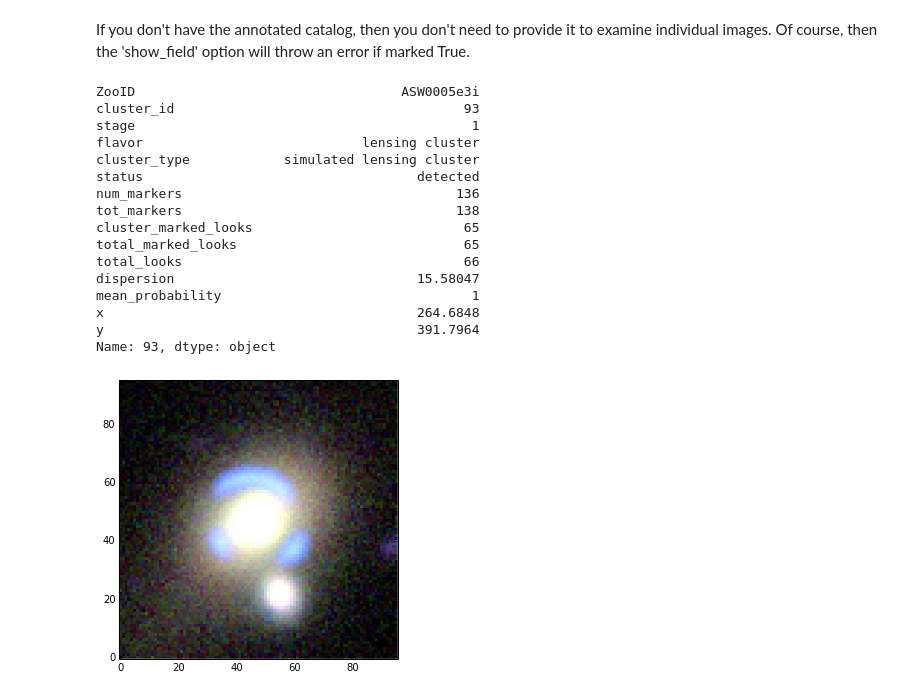
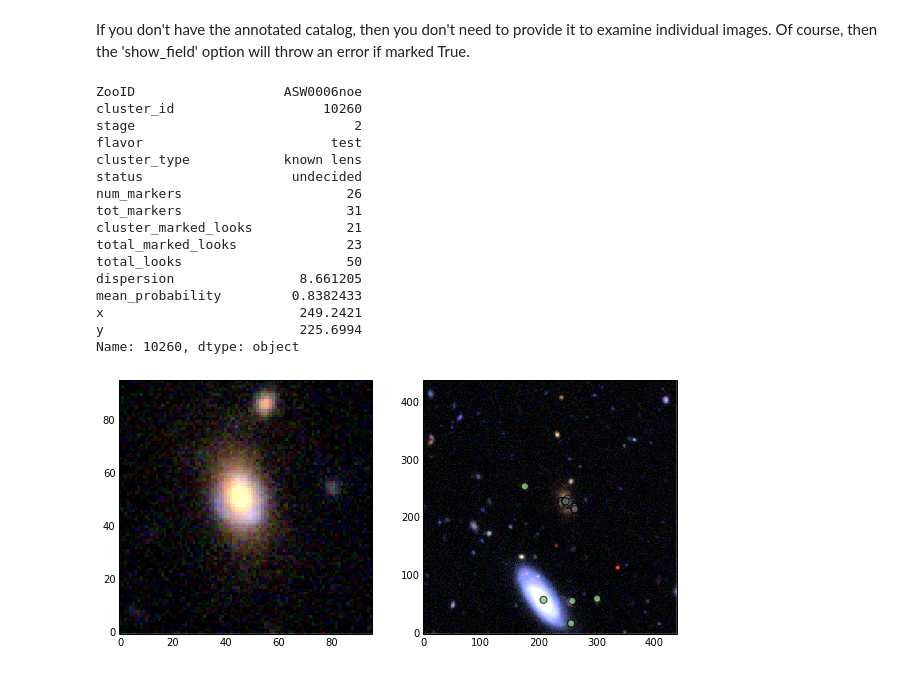
Before and after one commit to linan7788626/strongcnn, a Jupyter notebook: code/examine catalog.ipynb, the cells around one changed output. Drawn from its saved outputs; the diff is of its cells as text; code cells hidden in the pictures.

Commit message:
updating the catalog creation

```diff
--- a/code/examine catalog.ipynb
+++ b/code/examine catalog.ipynb
@@ -45,3 +58,7 @@ catalog = cluster_catalog
+# %%
+# let's look at the known lens category of cutouts!
+catalog = cluster_catalog[cluster_catalog['cluster_type'] == 'known lens']
+catalog = cluster_catalog[(cluster_catalog['cluster_type'] == 'known lens') & (cluster_catalog['flavor'] == 'test')]
 # %% [markdown]
 blurb describing examine catalog function
 # %%
@@ -74,7 +80,8 @@ If you don't have the annotated catalog, then you don't need to provide it to ex
 from create_catalogs import outlier_clusters_dbscan
 from IPython.display import display
 
-def examine_cutouts(catalog, cluster_directory, annotated_catalog=None, field_directory=None):
+def examine_cutouts(catalog, cluster_directory, annotated_catalog=None, field_directory=None,
+                    plot_alpha=False, invert_color=False, color_by_user=False, plot_points=True):
     # some generic things you can configure:
     # what columns we want to plot
 
@@ -88,18 +95,18 @@ def examine_cutouts(catalog, cluster_directory, annotated_catalog=None, field_di
                    'num_markers', 'tot_markers', 'cluster_marked_looks', 'total_marked_looks', 'total_looks',
                    'dispersion', 'mean_probability', 'x', 'y']
         augmented = False
-    # by default the annotated image colors by group.
-    # we could color by user instead
-    color_by_user=False
-    # training images have an alpha layer. this is useful
-    # for debugging whether or not a training image was
-    # properly classified
-    plot_alpha=False
-    # sometimes it's really hard to see the tooltips since
-    # they are black and I have no idea how to change the color
-    invert_color=False
-    # for when you just want to see the field
-    plot_points=True
+#     # by default the annotated image colors by group.
+#     # we could color by user instead
+#     color_by_user=False
+#     # training images have an alpha layer. this is useful
+#     # for debugging whether or not a training image was
+#     # properly classified
+#     plot_alpha=False
+#     # sometimes it's really hard to see the tooltips since
+#     # they are black and I have no idea how to change the color
+#     invert_color=False
+#     # for when you just want to see the field
+#     plot_points=True
     def examine_entry(i, show_field=False):
         entry = catalog.iloc[i]
         ZooID = entry['ZooID']
@@ -132,47 +139,47 @@ def examine_cutouts(catalog, cluster_directory, annotated_catalog=None, field_di
                 cluster_centers, cluster_labels, labels = outlier_clusters_dbscan(x, y)
                 if color_by_user:
                     c = users
                 else:
                     c = labels
                 points = axs[1].scatter(x, y, c=c, s=50, alpha=0.8, cmap=plt.cm.Accent)
                 tooltiplabels = ['({0}, {1})'.format(labels[i], users[i]) for i in xrange(len(labels))]
                 tooltip = mpld3.plugins.PointLabelTooltip(points, tooltiplabels)
                 mpld3.plugins.connect(fig, tooltip)
 
             field = imread(field_directory + ZooID + '.png')#entry['ZooID'] + '.png')
             # invert field because the tooltips are in black amazingly...
             if plot_alpha:
                 if np.shape(field)[-1] == 4:
                     field = field[:, :, 3]
             if invert_color:
                 field = field[:,:,::-1]
             IM = axs[1].imshow(field)
             mpld3.plugins.connect(fig, mpld3.plugins.MousePosition(fontsize=14))
         else:
             fig, axs = plt.subplots(nrows=1, ncols=1, figsize=(5, 5))
             cluster = imread(cluster_path)
             axs.imshow(cluster)
 
     interact(examine_entry,
              i=(0, len(catalog)-1),
              show_field=False)
 
 examine_cutouts(catalog, cluster_directory, annotated_catalog, field_directory)
 # %% [output]
-ZooID                                  ASW0005e3i
-cluster_id                                     93
-stage                                           1
-flavor                            lensing cluster
-cluster_type            simulated lensing cluster
-status                                   detected
-num_markers                                   136
-tot_markers                                   138
-cluster_marked_looks                           65
-total_marked_looks                             65
-total_looks                                    66
-dispersion                               15.58047
-mean_probability                                1
-x                                        264.6848
-y                                        391.7964
-Name: 93, dtype: object
+ZooID                   ASW0006noe
+cluster_id                   10260
+stage                            2
+flavor                        test
+cluster_type            known lens
+status                   undecided
+num_markers                     26
+tot_markers                     31
+cluster_marked_looks            21
+total_marked_looks              23
+total_looks                     50
+dispersion                8.661205
+mean_probability         0.8382433
+x                         249.2421
+y                         225.6994
+Name: 10260, dtype: object
-[figure, old version]
+[figure, new version]
```
Also changed, not shown: parts of 6 cells of this notebook, 1 other file.
